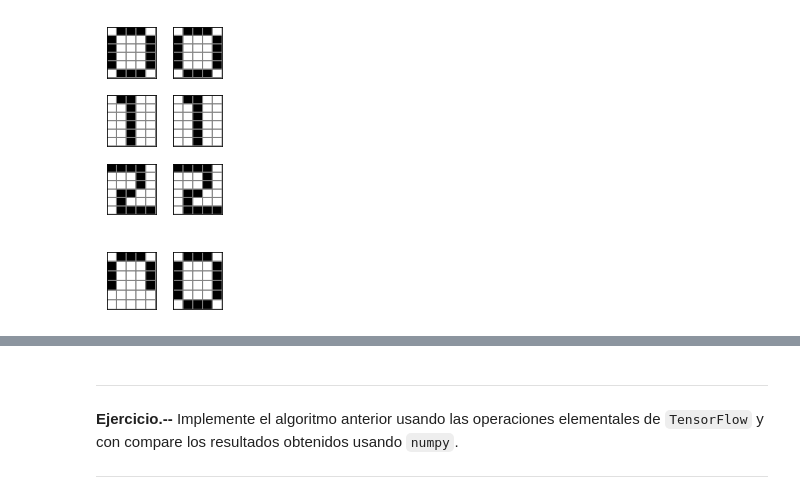
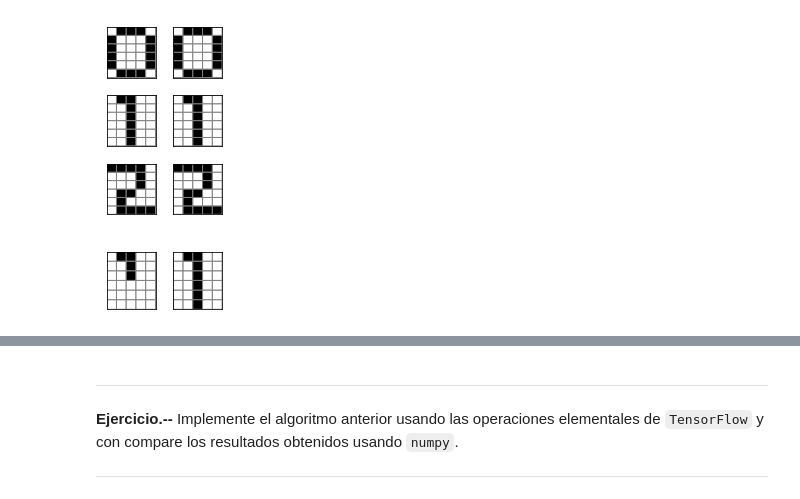
Before and after one commit to jdavidavendano/neural-networks, a Jupyter notebook: 04-ModelosAsociativos.ipynb, the cells around one changed output, grey strips where cells are left out. Cells and saved outputs as stored; diff of their text form; code cells hidden in the pictures.

```diff
--- a/04-ModelosAsociativos.ipynb
+++ b/04-ModelosAsociativos.ipynb
@@ -273,18 +281,41 @@ class ALM:
         x = [e.flatten() for e in x]            ## matrix a vector
         x = (e.reshape(len(e), 1) for e in x)   ## vector-fila a vector-columna
         A = np.hstack(x)                        ## matriz A = [x0 x1 x2]
-        self.M = A @ np.linalg.pinv(A)          ## B * inv(At * A)
+        An = []
+        for i in A:
+            xb = []
+            for j in i:
+                if j < 0:
+                    xb.append(-1)
+                else:
+                    xb.append(1)
+            An.append(xb)
+        self.M = A @ np.transpose(An)          ## B * inv(At * A)
 
     def predict(self, x):
         ##
         ## x es una lista de matrices
         ##
+
         m, n = x[0].shape
         x = [e.flatten() for e in x]            ## matrix a vector
         x = (e.reshape(len(e), 1) for e in x)   ## vector-fila a vector-columna
         x = [self.M @ e for e in x]
+
         x = [e.reshape(m,n) for e in x]
-        return x
+        xt = []
+        for i in x:
+            xa = []
+            for j in i:
+                xb = []
+                for k in j:
+                    if k < 0:
+                        xb.append(-1)
+                    else:
+                        xb.append(1)
+                xa.append(xb)
+            xt.append(xa)
+        return np.array(xt)
 
 alm = ALM()
 alm.fit([d0, d1, d2])
@@ -347,18 +378,18 @@ plot_digits(x=[d0, d1, d2], y=n)
 # %%
 ##
 ## Se ejecuta el modelo sobre patrones incompletos
 ## o contaminados con ruido
 ##
 n0 = np.array([[-1, -1, -1, -1, -1],
                [-1, -1, -1, -1, -1],
-               [+1, -1, -1, -1, +1],
-               [+1, -1, -1, -1, +1],
-               [+1, -1, -1, -1, +1],
-               [-1, +1, +1, +1, -1]])
+               [-1, -1, -1, -1, -1],
+               [-1, -1, +1, -1, -1],
+               [-1, -1, +1, -1, -1],
+               [-1, +1, +1, -1, -1]])
 
 plot_digits(x=[n0], y=anlm.predict([n0]))
 # %% [output]
-[figure, old version]
+[figure, new version]
 # %% [markdown]
 ---
 **Ejercicio.--** Verifique si las siguientes reconstrucciones son correctas.
```
Also changed, not shown: parts of 3 cells of this notebook.
